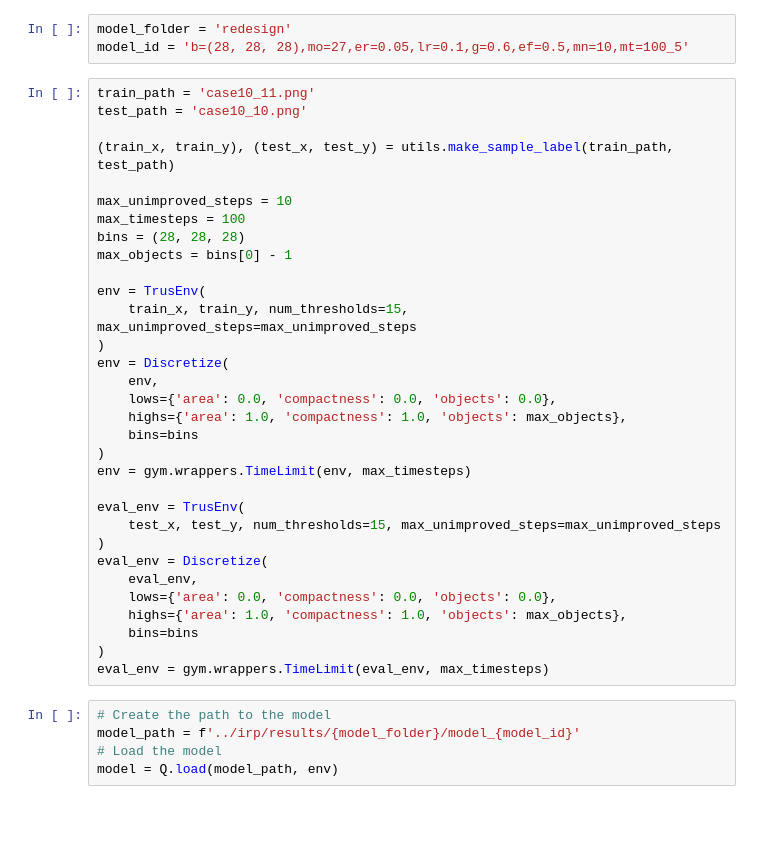
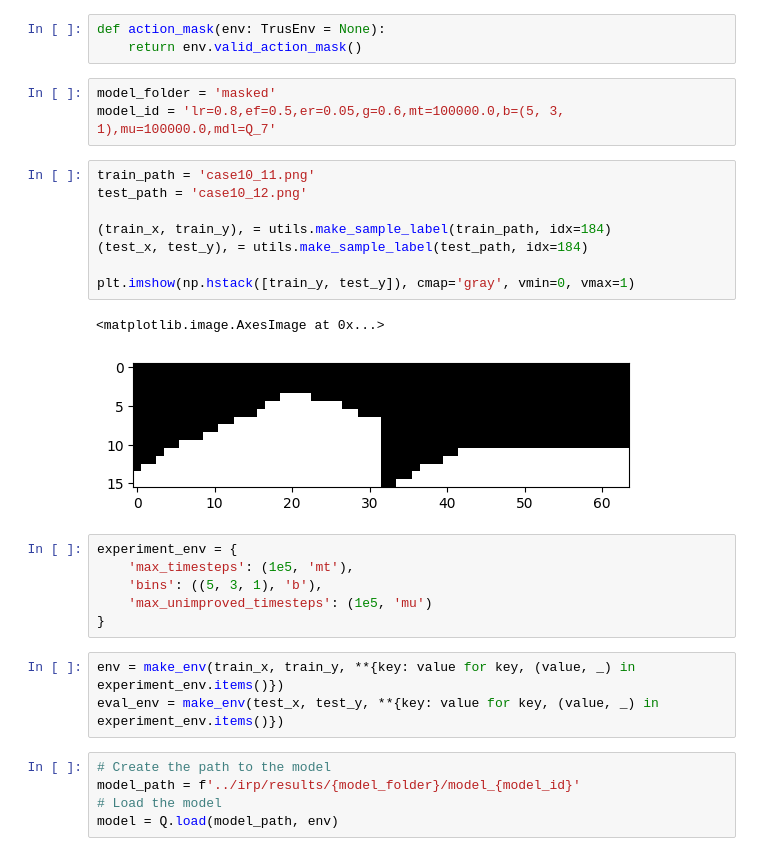
Before and after one commit to jtbuter/leiden-university-irp, a Jupyter notebook: notebooks/Visualize redesigned agent.ipynb, the cells around one changed output. Cells and saved outputs as stored; diff of their text form; blank space fills up the shorter version.

```diff
--- a/notebooks/Visualize redesigned agent.ipynb
+++ b/notebooks/Visualize redesigned agent.ipynb
@@ -17,38 +26,29 @@ from irp import ROOT_DIR, utils
+# %%
+def action_mask(env: TrusEnv = None):
+    return env.valid_action_mask()
 # %%
-model_folder = 'redesign'
-model_id = 'b=(28, 28, 28),mo=27,er=0.05,lr=0.1,g=0.6,ef=0.5,mn=10,mt=100_5'
+model_folder = 'masked'
+model_id = 'lr=0.8,ef=0.5,er=0.05,g=0.6,mt=100000.0,b=(5, 3, 1),mu=100000.0,mdl=Q_7'
+# %%
+train_path = 'case10_11.png'
+test_path = 'case10_12.png'
+
+(train_x, train_y), = utils.make_sample_label(train_path, idx=184)
+(test_x, test_y), = utils.make_sample_label(test_path, idx=184)
+
+plt.imshow(np.hstack([train_y, test_y]), cmap='gray', vmin=0, vmax=1)
+# %% [output]
+<matplotlib.image.AxesImage at 0x...>
+[figure, added]
+# %%
+experiment_env = {
+    'max_timesteps': (1e5, 'mt'),
+    'bins': ((5, 3, 1), 'b'),
+    'max_unimproved_timesteps': (1e5, 'mu')
+}
 # %%
-train_path = 'case10_11.png'
-test_path = 'case10_10.png'
-
-(train_x, train_y), (test_x, test_y) = utils.make_sample_label(train_path, test_path)
-
-max_unimproved_steps = 10
-max_timesteps = 100
-bins = (28, 28, 28)
-max_objects = bins[0] - 1
-
-env = TrusEnv(
-    train_x, train_y, num_thresholds=15, max_unimproved_steps=max_unimproved_steps
-)
-env = Discretize(
-    env,
-    lows={'area': 0.0, 'compactness': 0.0, 'objects': 0.0},
-    highs={'area': 1.0, 'compactness': 1.0, 'objects': max_objects},
-    bins=bins
-)
-env = gym.wrappers.TimeLimit(env, max_timesteps)
-
-eval_env = TrusEnv(
-    test_x, test_y, num_thresholds=15, max_unimproved_steps=max_unimproved_steps
-)
-eval_env = Discretize(
-    eval_env,
-    lows={'area': 0.0, 'compactness': 0.0, 'objects': 0.0},
-    highs={'area': 1.0, 'compactness': 1.0, 'objects': max_objects},
-    bins=bins
-)
-eval_env = gym.wrappers.TimeLimit(eval_env, max_timesteps)
+env = make_env(train_x, train_y, **{key: value for key, (value, _) in experiment_env.items()})
+eval_env = make_env(test_x, test_y, **{key: value for key, (value, _) in experiment_env.items()})
 # %%
 # Create the path to the model
 model_path = f'../irp/results/{model_folder}/model_{model_id}'
```
Also changed, not shown: parts of 9 cells of this notebook, 33 other files.
